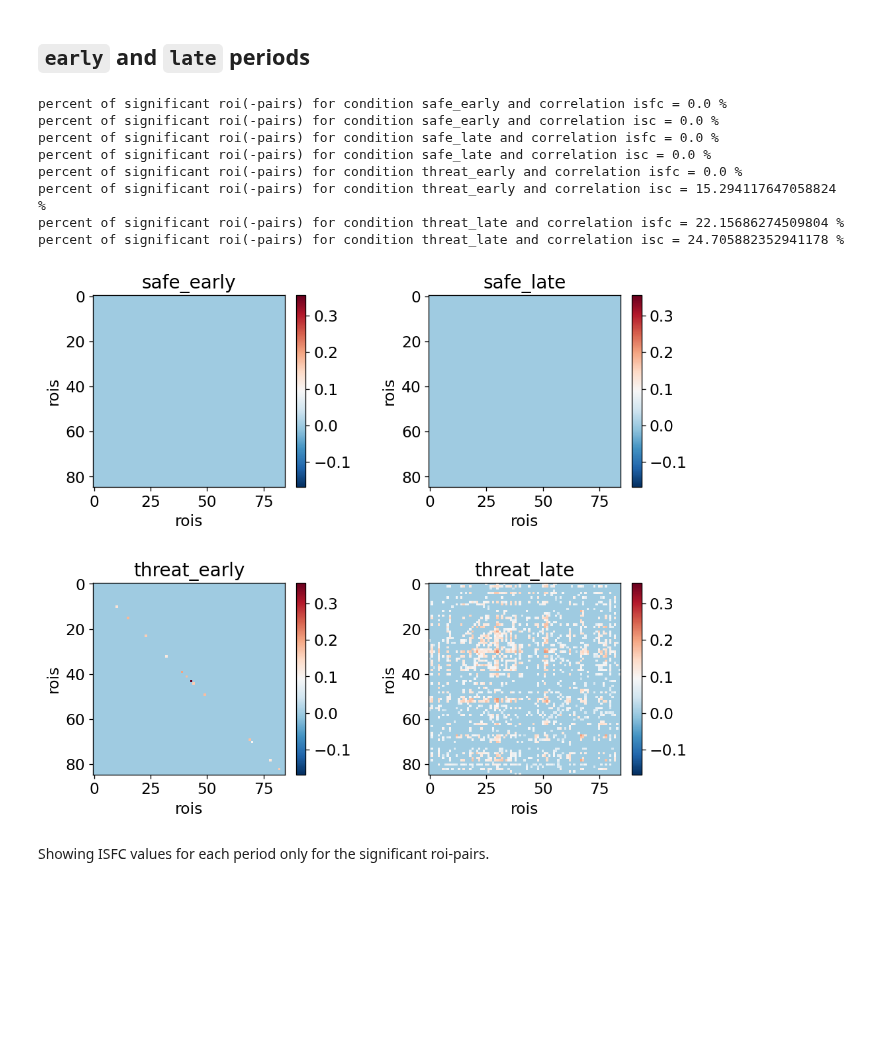
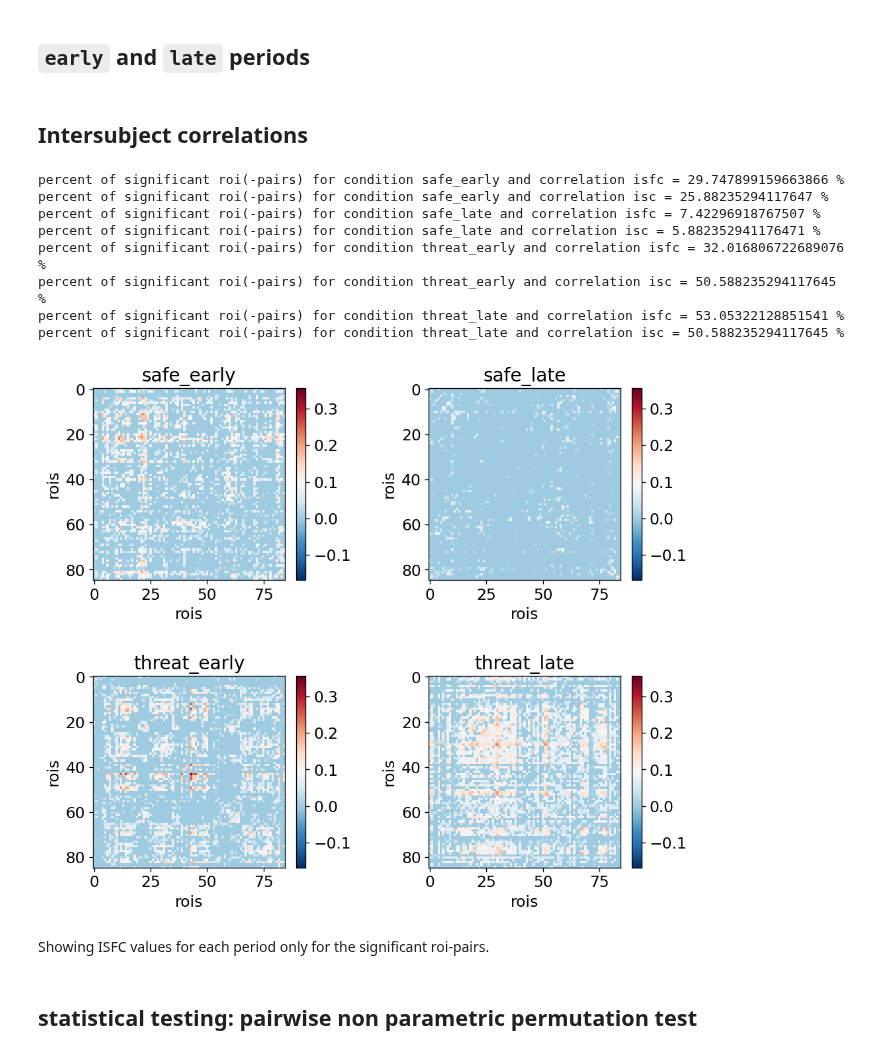
Before and after one commit to govinda-umd/network_dynamics, a Jupyter notebook: nb/jul22/00-data-max_model-isfc_desc-early_vs_late.ipynb, the cells around one changed output. Saved outputs shown, nothing was run; the diff lists cells and outputs as text; code cells hidden in the pictures; blank space fills up the shorter version.

```diff
--- a/nb/jul22/00-data-max_model-isfc_desc-early_vs_late.ipynb
+++ b/nb/jul22/00-data-max_model-isfc_desc-early_vs_late.ipynb
@@ -43,8 +44,8 @@ args.LABELS = [0, 1]
 args.NAMES = ['safe', 'threat']
 args.MASK = -100
 
-num_rois = 85
-args.roi_idxs = np.arange(num_rois)
+args.num_rois = 85
+args.roi_idxs = np.arange(args.num_rois)
 
 with open(f"{proj_dir}/data/max/exploratory_data.pkl", 'rb') as f:
     X = pickle.load(f)
@@ -82,7 +83,7 @@ LOO method relates to computing ISFC values, as the mean time series of the rema
 # %%
 def get_isfc_significant_rois(args, ts):
     corrs = {}; bootstraps = {}; q = {}; z = {}; rois = {}
-    observed_isfcs = {}; observed_q_vals = {}; significant_rois = {}; conf_intervals = {}
+    observed_isfcs = {}; observed_p_vals = {}; significant_rois = {}; conf_intervals = {}
 
     for block in ts.keys():
         isfcs, iscs = isfc(
@@ -108,12 +109,13 @@ def get_isfc_significant_rois(args, ts):
             )
             bootstraps[block][corr_name] = observed, ci, p, distribution
 
-            # multiple tests correction
-            q[block][corr_name] = multipletests(bootstraps[block][corr_name][2], method='fdr_by')[1]
-            z[block][corr_name] = np.abs(norm.ppf(q[block][corr_name]))
+            # # multiple tests correction
+            # q[block][corr_name] = multipletests(bootstraps[block][corr_name][2], method='fdr_by')[1]
+            # z[block][corr_name] = np.abs(norm.ppf(q[block][corr_name]))
 
             # surviving rois
-            rois[block][corr_name] = q[block][corr_name] < 0.05
+            # rois[block][corr_name] = q[block][corr_name] < 0.05
+            rois[block][corr_name] = bootstraps[block][corr_name][2] < 0.05
             print(
                 (
                     f"percent of significant roi(-pairs) for "
@@ -124,7 +126,7 @@ def get_isfc_significant_rois(args, ts):
 
         # isfc matrix
         observed_isfcs[block] = squareform_isfc(bootstraps[block]['isfcs'][0], bootstraps[block]['iscs'][0])
-        observed_q_vals[block] = squareform_isfc(q[block]['isfcs'], q[block]['iscs'])
+        observed_p_vals[block] = squareform_isfc(bootstraps[block]['isfcs'][2], bootstraps[block]['iscs'][2])
         significant_rois[block] = squareform_isfc(rois[block]['isfcs'], rois[block]['iscs'])
         conf_intervals[block] = (
             squareform_isfc(
@@ -137,7 +139,7 @@ def get_isfc_significant_rois(args, ts):
             )
         )
 
-    return observed_isfcs, observed_q_vals, significant_rois, conf_intervals
+    return observed_isfcs, observed_p_vals, significant_rois, conf_intervals, corrs, bootstraps, rois
 # %%
 def plot_isfcs(args, isfcs, rois):
     vmin, vmax = [], []
@@ -175,6 +177,8 @@ def plot_isfcs(args, isfcs, rois):
             ax.set_xlabel(f"rois")
 
     return None
+# %% [markdown]
+## Intersubject correlations
 # %%
 '''
 time series of early and late periods
@@ -200,25 +204,27 @@ for label, name in zip(args.LABELS, args.NAMES):
 # %%
 '''
 leave-one-out ISFC
 bootstrap
 FDR correction
 '''
 args.CORR_NAMES = ['isfcs', 'iscs']
 args.pairwise = False
 args.vectorize_isfcs = True
 args.n_bootstraps = 1000
 
-isfcs, qs, rois, cis = get_isfc_significant_rois(args, ts)
-plot_isfcs(args, isfcs, rois)
+isfcs, ps, sig_rois, cis, corrs, bootstraps, rois = get_isfc_significant_rois(args, ts)
+plot_isfcs(args, isfcs, sig_rois)
 # %% [output]
-percent of significant roi(-pairs) for condition safe_early and correlation isfc = 0.0 %
-percent of significant roi(-pairs) for condition safe_early and correlation isc = 0.0 %
-percent of significant roi(-pairs) for condition safe_late and correlation isfc = 0.0 %
-percent of significant roi(-pairs) for condition safe_late and correlation isc = 0.0 %
-percent of significant roi(-pairs) for condition threat_early and correlation isfc = 0.0 %
-percent of significant roi(-pairs) for condition threat_early and correlation isc = 15.294117647058824 %
-percent of significant roi(-pairs) for condition threat_late and correlation isfc = 22.15686274509804 %
-percent of significant roi(-pairs) for condition threat_late and correlation isc = 24.705882352941178 %
+percent of significant roi(-pairs) for condition safe_early and correlation isfc = 29.747899159663866 %
+percent of significant roi(-pairs) for condition safe_early and correlation isc = 25.88235294117647 %
+percent of significant roi(-pairs) for condition safe_late and correlation isfc = 7.42296918767507 %
+percent of significant roi(-pairs) for condition safe_late and correlation isc = 5.882352941176471 %
+percent of significant roi(-pairs) for condition threat_early and correlation isfc = 32.016806722689076 %
+percent of significant roi(-pairs) for condition threat_early and correlation isc = 50.588235294117645 %
+percent of significant roi(-pairs) for condition threat_late and correlation isfc = 53.05322128851541 %
+percent of significant roi(-pairs) for condition threat_late and correlation isc = 50.588235294117645 %
-[figure, old version]
+[figure, new version]
 # %% [markdown]
 Showing ISFC values for each period only for the significant roi-pairs.
+# %% [markdown]
+## statistical testing: pairwise non parametric permutation test
```
Also changed, not shown: parts of 4 cells of this notebook, 29 other files.
